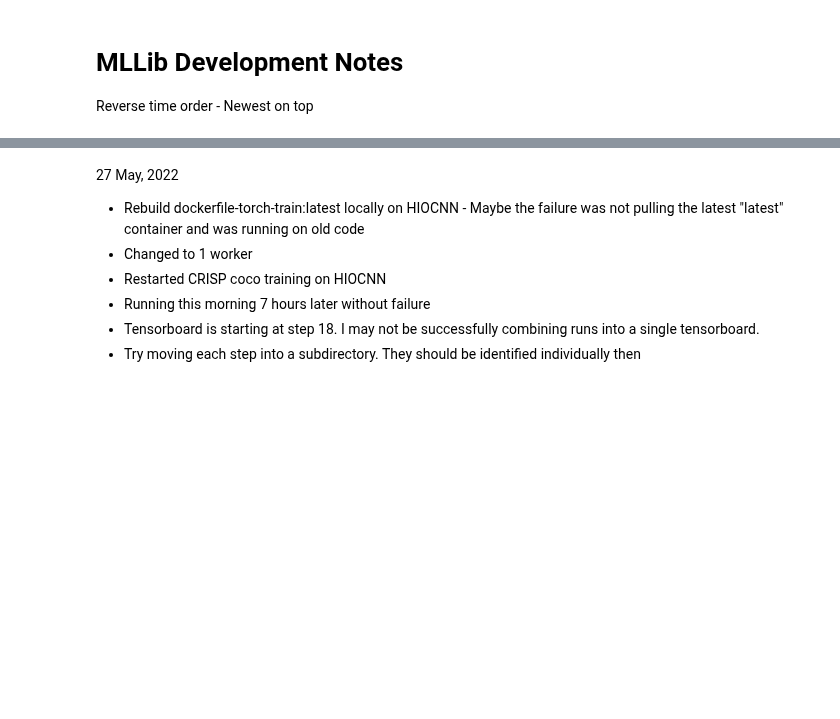
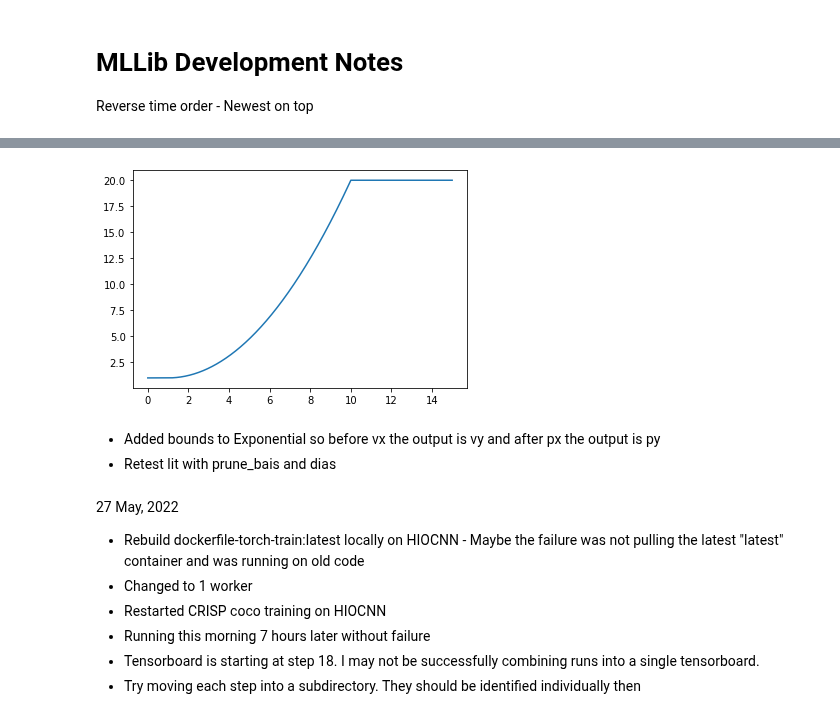
Before and after one commit to bhlarson/mllib, a Jupyter notebook: notebook/notes04.ipynb, the cells around one changed output, grey strips where cells are left out. Saved outputs shown, nothing was run; the diff lists cells and outputs as text; code cells hidden in the pictures; blank space fills up the shorter version.

Commit message:
Update ejector with bounded Exponential funciton

```diff
--- a/notebook/notes04.ipynb
+++ b/notebook/notes04.ipynb
@@ -5,3 +19,25 @@ Reverse time order - Newest on top
+# %%
+import numpy as np
+from matplotlib import pyplot as plt
+from pymlutil.functions import Exponential, GaussianBasis
+
+
+vx = 1.0
+vy = 1.0
+px = 10.0
+py = 20.0
+power=2
+
+expf =  Exponential(vx=vx, vy=vy, px=px, py=py, power=power)
+
+x = np.arange(0, px+5, 0.01)
+plt.plot(x, expf.f(x))
+plt.show()
+# %% [output]
+[figure, added]
+# %% [markdown]
+- Added bounds to Exponential so before vx the output is vy and after px the output is py
+- Retest lit with prune_bais and dias
 # %% [markdown]
 27 May, 2022
 - Rebuild dockerfile-torch-train:latest locally on HIOCNN - Maybe the failure was not pulling the latest "latest" container and was running on old code
```
Also changed, not shown: parts of 3 cells of this notebook, 3 other files.
